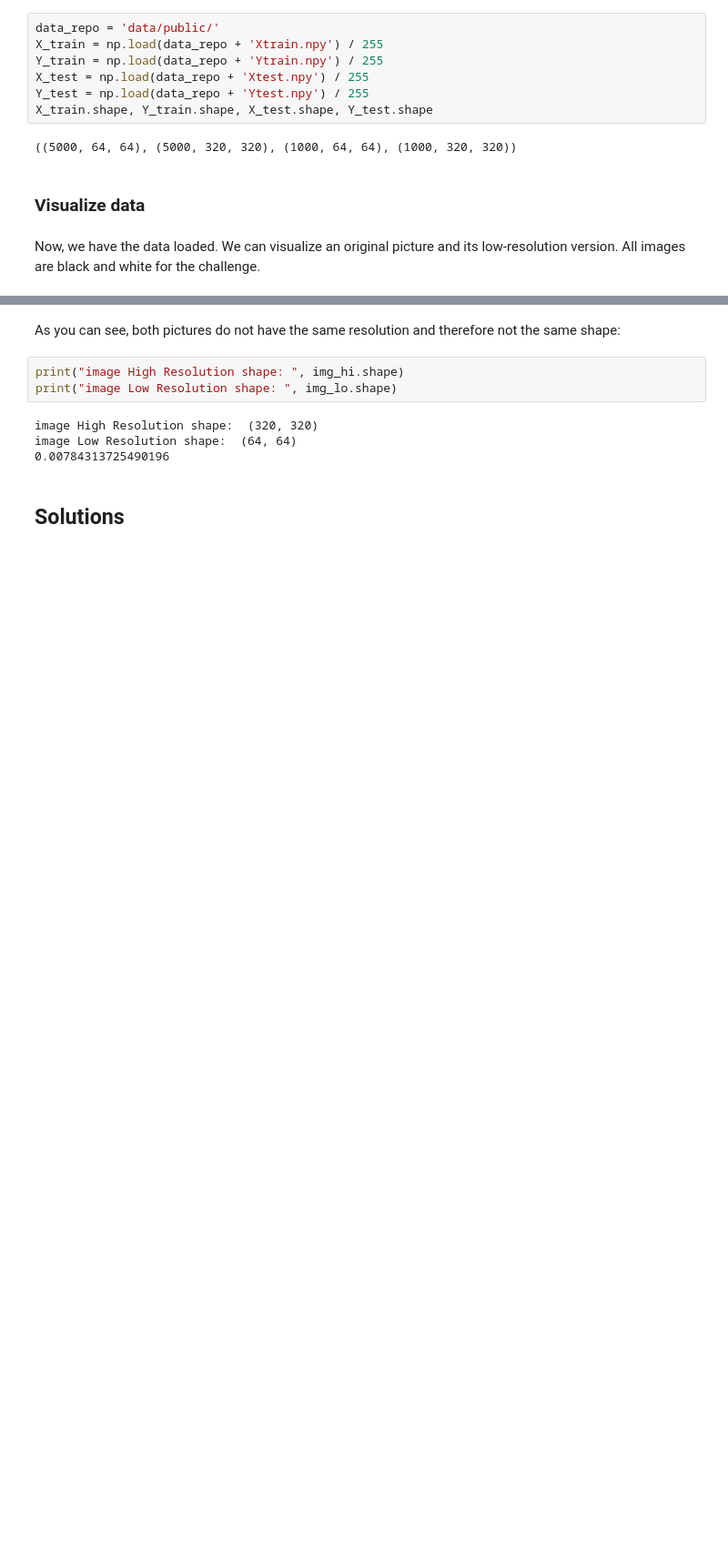
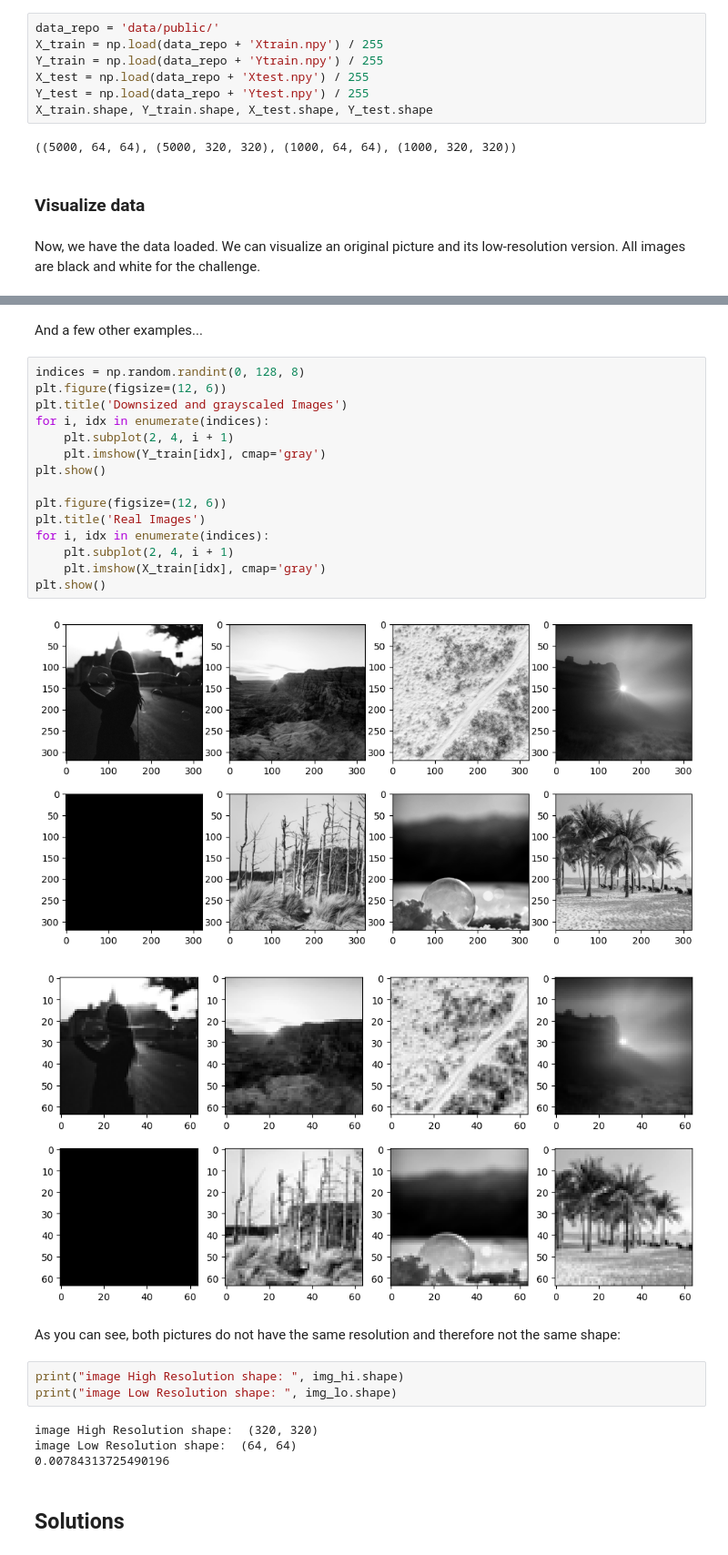
Before and after one commit to Nico9803/DATACAMP--RAMP, a Jupyter notebook: picture_reconstruction_starting_kit.ipynb, the cells around one changed output, grey strips where cells are left out. Shown at 91% size. Cells and saved outputs as stored; diff of their text form; blank space fills up the shorter version.

Commit message:
more examples

```diff
--- a/picture_reconstruction_starting_kit.ipynb
+++ b/picture_reconstruction_starting_kit.ipynb
@@ -136,3 +136,23 @@ imgplot = plt.imshow(X_train[img_idx], cmap='gray')
+# %% [markdown]
+And a few other examples...
+# %%
+indices = np.random.randint(0, 128, 8)
+plt.figure(figsize=(12, 6))
+plt.title('Downsized and grayscaled Images')
+for i, idx in enumerate(indices):
+    plt.subplot(2, 4, i + 1)
+    plt.imshow(Y_train[idx], cmap='gray')
+plt.show()
+
+plt.figure(figsize=(12, 6))
+plt.title('Real Images')
+for i, idx in enumerate(indices):
+    plt.subplot(2, 4, i + 1)
+    plt.imshow(X_train[idx], cmap='gray')
+plt.show()
+# %% [output]
+[figure, added]
+[figure, added]
 # %% [markdown]
 As you can see, both pictures do not have the same resolution and therefore not the same shape:
 # %%
```
Also changed, not shown: parts of 2 cells of this notebook.
